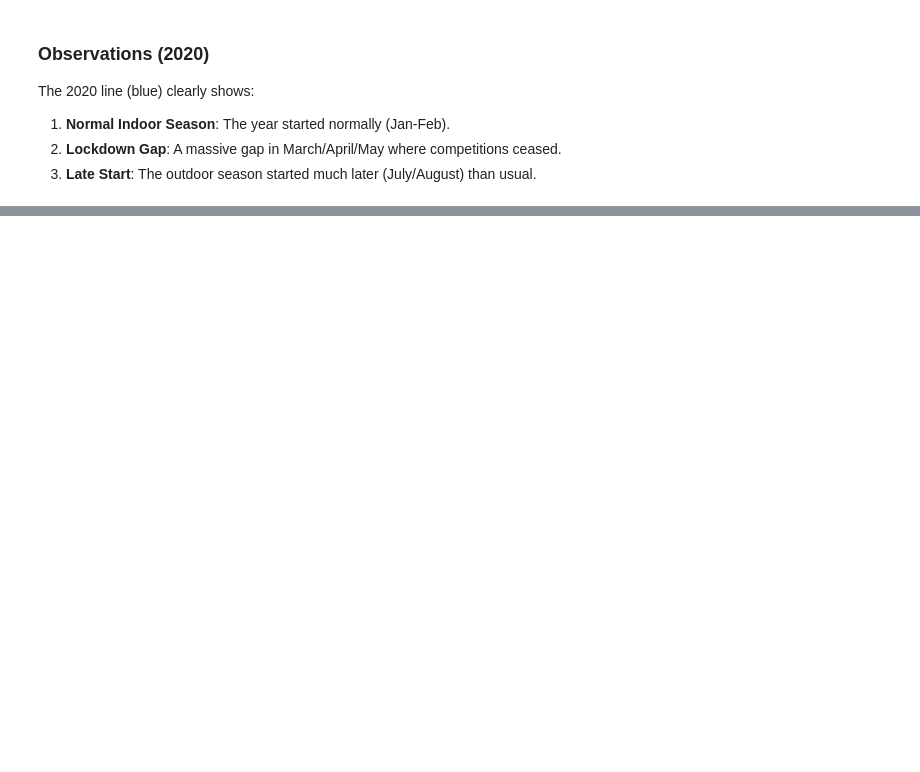
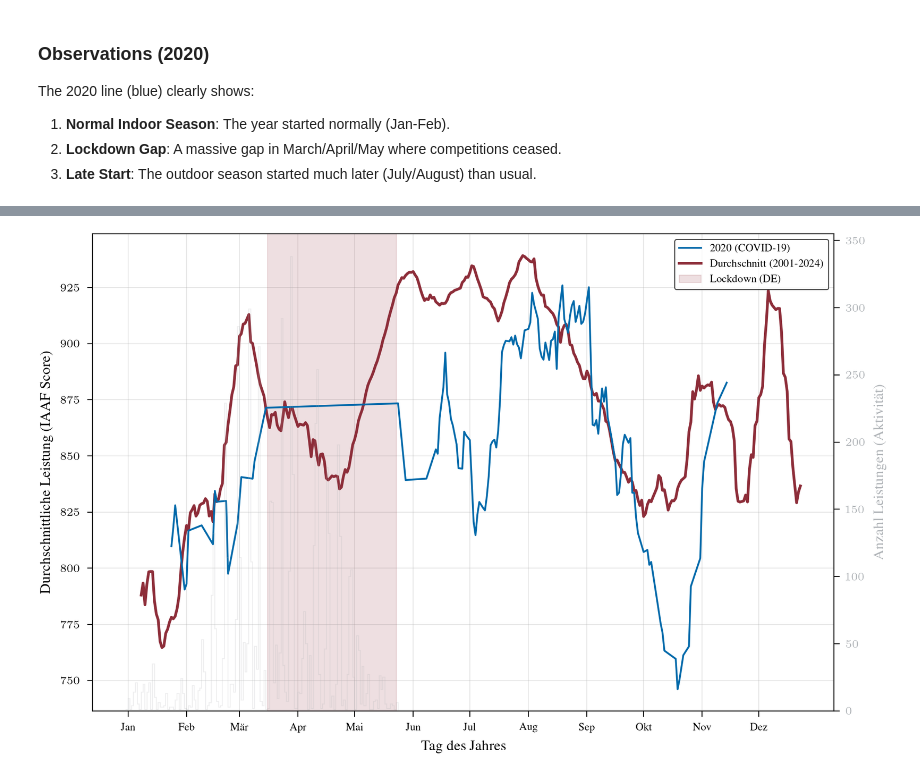
Before and after one commit to maxwernz/Data-Literacy, a Jupyter notebook: max/max_analysis/seasonal_performance.ipynb, the cells around one changed output, grey strips where cells are left out. Cells and saved outputs as stored; diff of their text form; code cells hidden in the pictures; blank space fills up the shorter version.

```diff
--- a/max/max_analysis/seasonal_performance.ipynb
+++ b/max/max_analysis/seasonal_performance.ipynb
@@ -259,0 +203,65 @@ Conclusion: The peak season is shifting slightly EARLIER in the year.
+# %%
+# Group by Day of Year across ALL years
+print(df_clean.shape)
+df_germany = df_clean[~df_clean['ort'].str.contains(r'/[A-Z]{3}', regex=True)].copy()
+print(df_germany.shape)
+global_stats = df_germany.groupby('day_of_year')['iaaf_score'].median()
+global_smoothed = global_stats.rolling(window=14, center=True).mean()
+
+daily_stats = df_germany[df_germany['jahr'] == 2020].groupby('day_of_year')['iaaf_score'].agg(['median', 'count'])
+
+
+lockdowns = [
+    # Lockdown 1: Mid-March to Early May 2020
+    (pd.to_datetime('2020-03-15').dayofyear, pd.to_datetime('2020-05-22').dayofyear),
+    # Lockdown 2 ("Light" + "Bundesnotbremse"): Nov 2020 to ~June 2021
+    # (pd.to_datetime('2020-11-02').dayofyear, 365)
+]
+
+with plt.rc_context(plt.increase_figsize(2)):
+    fig, ax1 = plt.subplots()
+
+    years = df_germany['jahr'].unique()
+    for y in years:
+        y_data = df_germany[df_germany['jahr'] == y].groupby('day_of_year')['iaaf_score'].median().rolling(window=14, center=True).mean()
+
+        # Logic to highlight 2020
+        if y == 2020:
+            ax1.plot(y_data.index, y_data, color=rgb.tue_blue, alpha=1.0, linewidth=1.0, label='2020 (COVID-19)', zorder=10)
+        # elif y == 2024:
+        #     plt.plot(y_data.index, y_data, color=rgb.tue_green, alpha=1.0, linewidth=1.0, label='2024', zorder=10)
+        # elif y == 2001:
+        #     plt.plot(y_data.index, y_data, color=rgb.tue_orange, alpha=1.0, linewidth=1.0, label='2001', zorder=10)
+        # else:
+        #     ax1.plot(y_data.index, y_data, color=rgb.tue_gray, alpha=((y - 2001) / (2024 - 2001)) / 2, linewidth=1)
+        #     # plt.plot(y_data.index, y_data, color=rgb.tue_gray, alpha=0.15, linewidth=1)
+
+    # Plot the global average
+    ax1.plot(global_smoothed.index, global_smoothed, color=rgb.tue_red, linewidth=1.5, label='Durchschnitt (2001-2024)', zorder=5)
+    for start, end in lockdowns:
+        ax1.axvspan(start, end, color=rgb.tue_red, alpha=0.15, label='Lockdown (DE)')
+
+
+    # plt.title('Der "Herzschlag" der Saison: Der Einbruch durch COVID-19 (2020)')
+    ax1.set_xlabel('Tag des Jahres')
+    ax1.set_ylabel('Durchschnittliche Leistung (IAAF Score)')
+    ax1.legend()
+    ax1.grid(True, alpha=0.3)
+
+    ax2 = ax1.twinx()
+    print(daily_stats.index)
+    print(daily_stats['count'])
+    ax2.stairs(daily_stats['count'], color=rgb.tue_gray, alpha=0.2, label='Anzahl Leistungen')
+    # ax2.hist(daily_stats['count'], bins=50, color=rgb.tue_gray, alpha=0.2, label='Anzahl Leistungen')
+    ax2.set_ylabel('Anzahl Leistungen (Aktivität)', color=rgb.tue_gray)
+    ax2.tick_params(axis='y', labelcolor=rgb.tue_gray)
+
+    # X-Axis formatting to Months
+    month_starts = [1, 32, 60, 91, 121, 152, 182, 213, 244, 274, 305, 335]
+    month_names = ['Jan', 'Feb', 'Mär', 'Apr', 'Mai', 'Jun', 'Jul', 'Aug', 'Sep', 'Okt', 'Nov', 'Dez']
+    ax1.set_xticks(month_starts)
+    ax1.set_xticklabels(month_names)
+
+    plt.savefig('seasonal_performance_youth')
+    plt.show()
+# %% [output]
@@ -259,0 +287 @@ Conclusion: The peak season is shifting slightly EARLIER in the year.
+[figure, added]
```
Also changed, not shown: parts of 13 cells of this notebook, 6 other files.
